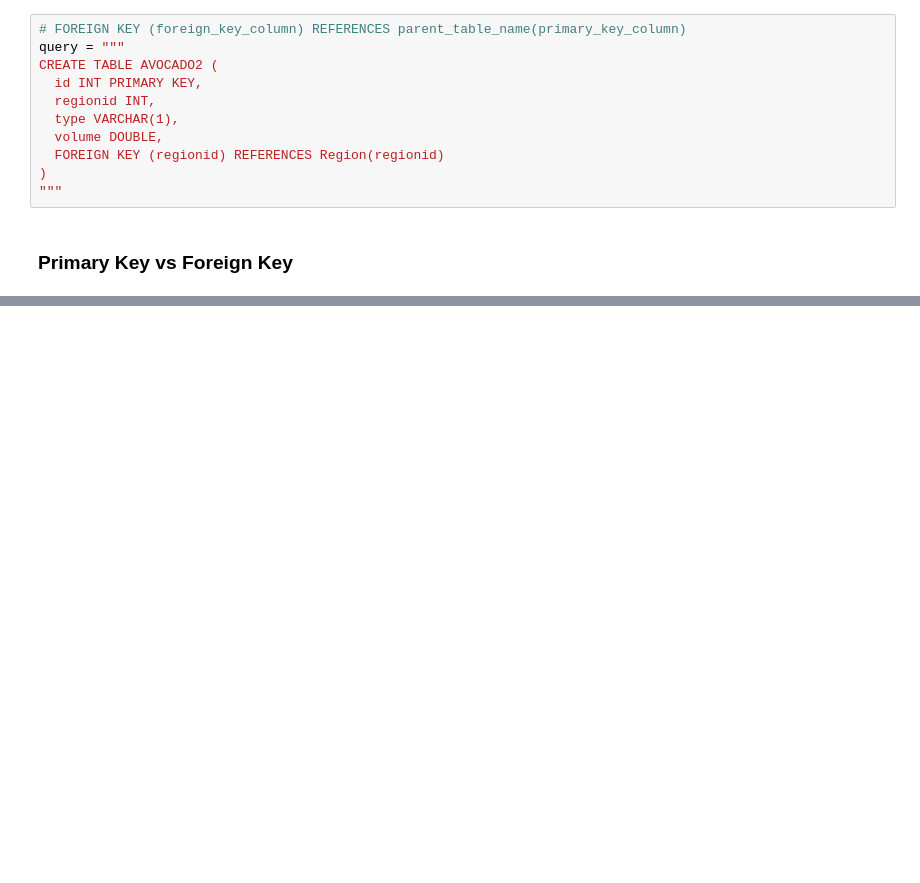
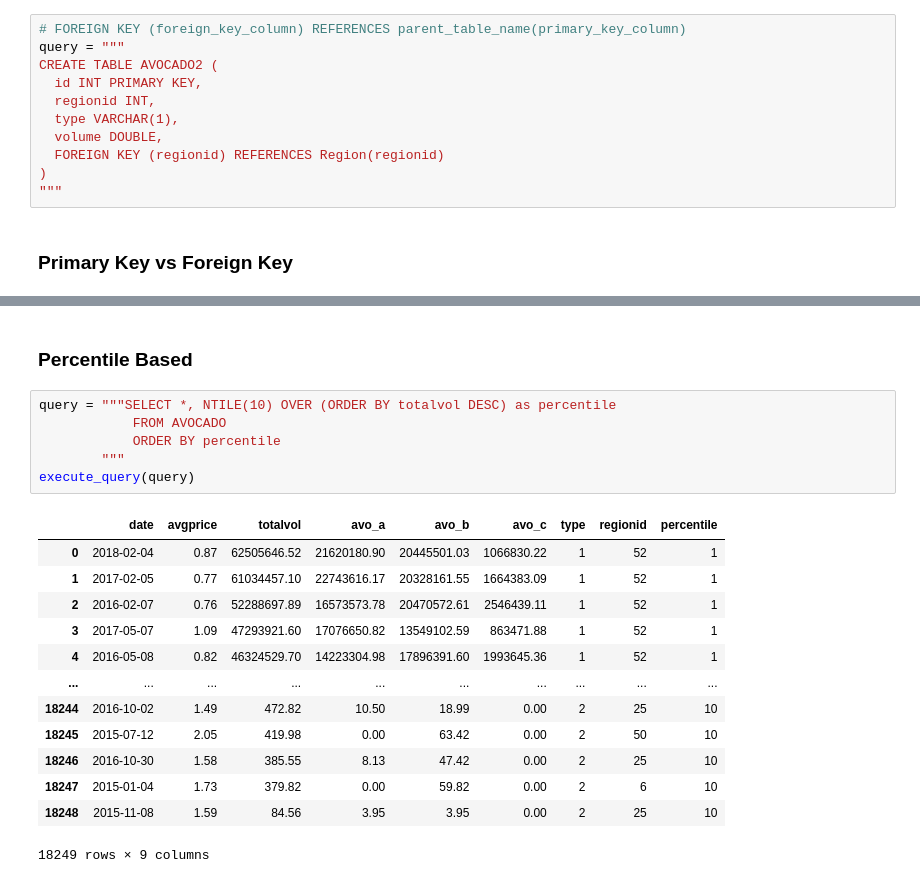
Before and after one commit to ramendrasingla/data-analysis-tutorial, a Jupyter notebook: SQL_Tutorial.ipynb, the cells around one changed output, grey strips where cells are left out. Saved outputs shown, nothing was run; the diff lists cells and outputs as text; blank space fills up the shorter version.

```diff
--- a/SQL_Tutorial.ipynb
+++ b/SQL_Tutorial.ipynb
@@ -576,0 +746,22 @@ Image(filename='/content/drive/MyDrive/Newton School/SQL/primary_vs_foreign.png'
+# %% [markdown]
+### Percentile Based
+# %%
+query = """SELECT *, NTILE(10) OVER (ORDER BY totalvol DESC) as percentile
+            FROM AVOCADO
+            ORDER BY percentile
+        """
+execute_query(query)
+# %% [output]
+|  | date | avgprice | totalvol | avo_a | avo_b | avo_c | type | regionid | percentile |
+| 0 | 2018-02-04 | 0.87 | 62505646.52 | 21620180.90 | 20445501.03 | 1066830.22 | 1 | 52 | 1 |
+| 1 | 2017-02-05 | 0.77 | 61034457.10 | 22743616.17 | 20328161.55 | 1664383.09 | 1 | 52 | 1 |
+| 2 | 2016-02-07 | 0.76 | 52288697.89 | 16573573.78 | 20470572.61 | 2546439.11 | 1 | 52 | 1 |
+| 3 | 2017-05-07 | 1.09 | 47293921.60 | 17076650.82 | 13549102.59 | 863471.88 | 1 | 52 | 1 |
+| 4 | 2016-05-08 | 0.82 | 46324529.70 | 14223304.98 | 17896391.60 | 1993645.36 | 1 | 52 | 1 |
+| ... | ... | ... | ... | ... | ... | ... | ... | ... | ... |
+| 18244 | 2016-10-02 | 1.49 | 472.82 | 10.50 | 18.99 | 0.00 | 2 | 25 | 10 |
+| 18245 | 2015-07-12 | 2.05 | 419.98 | 0.00 | 63.42 | 0.00 | 2 | 50 | 10 |
+| 18246 | 2016-10-30 | 1.58 | 385.55 | 8.13 | 47.42 | 0.00 | 2 | 25 | 10 |
+| 18247 | 2015-01-04 | 1.73 | 379.82 | 0.00 | 59.82 | 0.00 | 2 | 6 | 10 |
+| 18248 | 2015-11-08 | 1.59 | 84.56 | 3.95 | 3.95 | 0.00 | 2 | 25 | 10 |
+18249 rows × 9 columns
```
Also changed, not shown: parts of 30 cells of this notebook.
